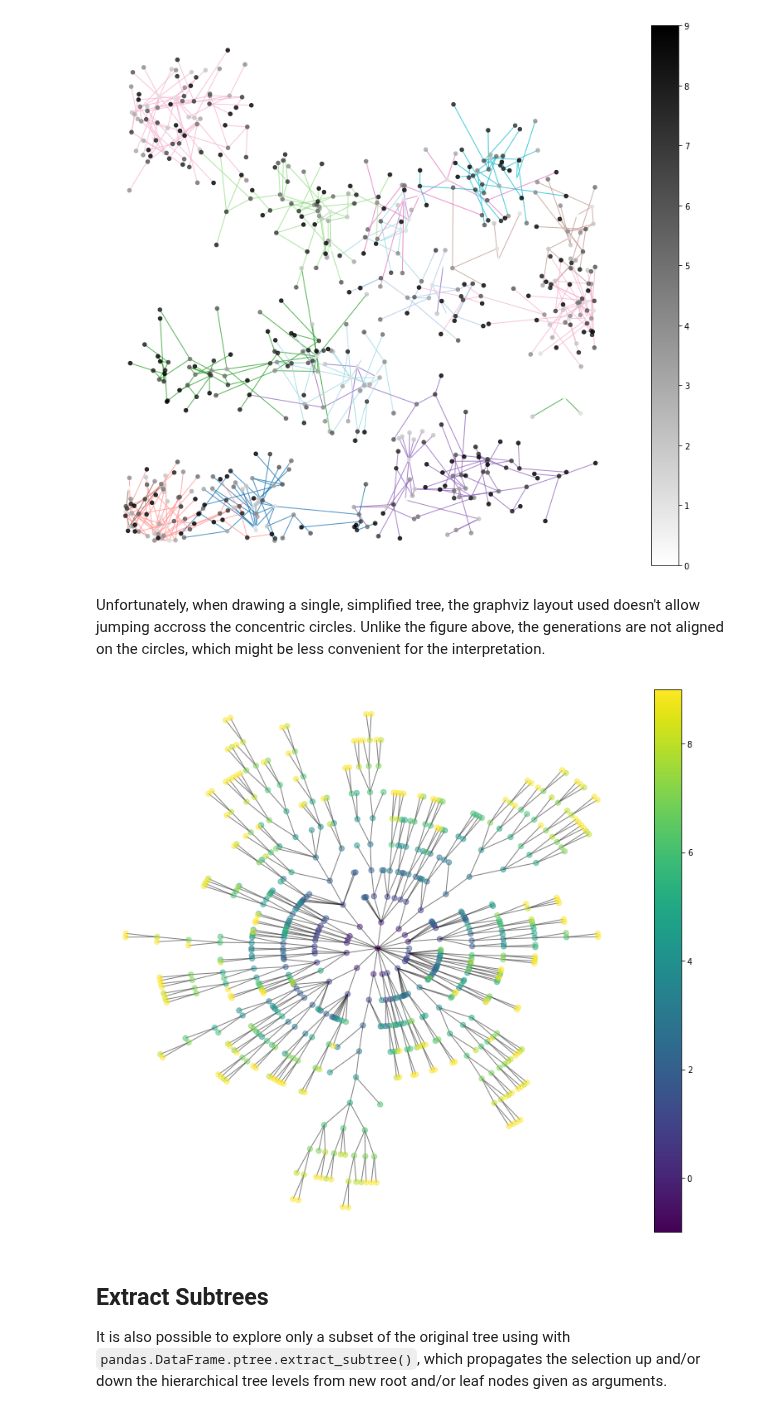
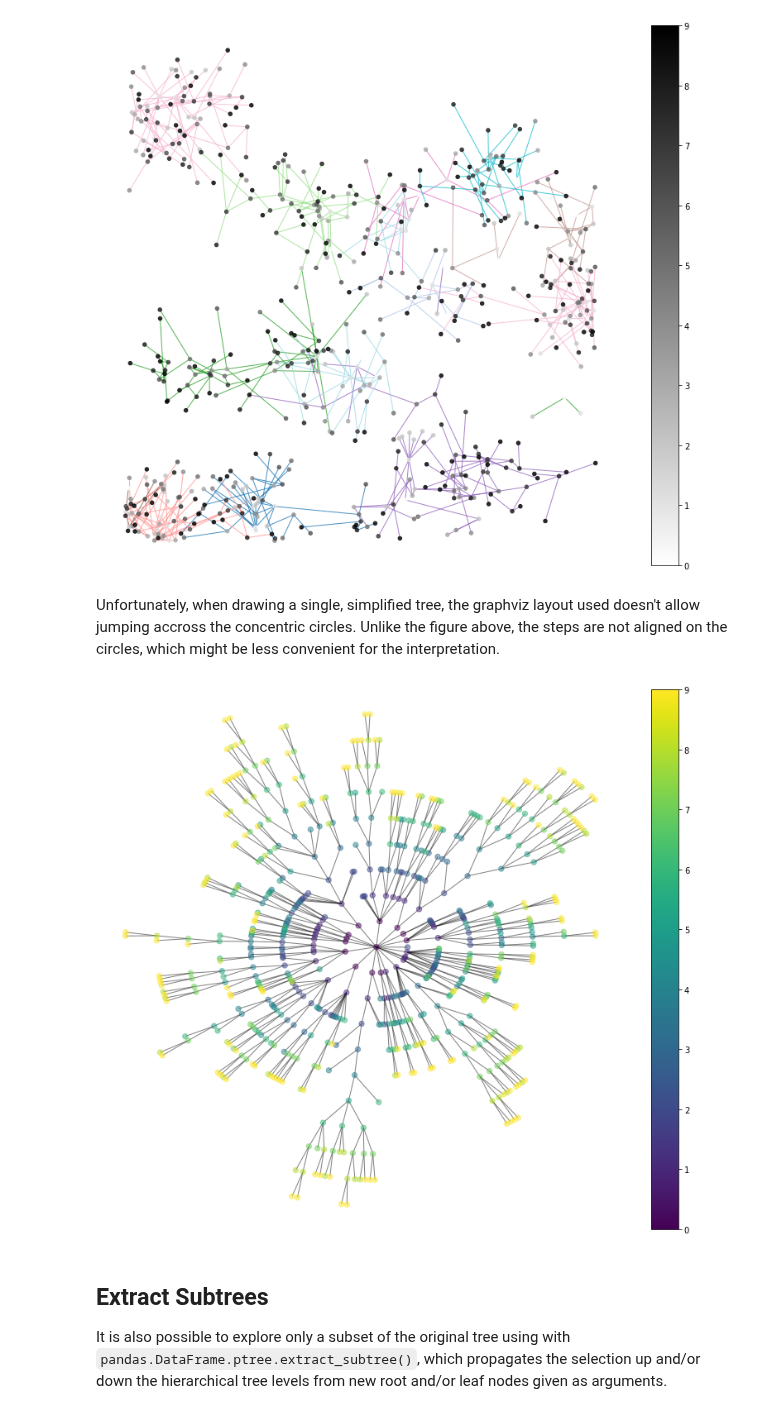
Before and after one commit to fastscape-lem/adascape, a Jupyter notebook: notebooks/tree.ipynb, the cells around one changed output. Cells and saved outputs as stored; diff of their text form; code cells hidden in the pictures.

```diff
--- a/notebooks/tree.ipynb
+++ b/notebooks/tree.ipynb
@@ -174,16 +175,16 @@ plot_tree(G4, pos=('x', 'y'), node_color='generation', cmap=plt.cm.binary,
 # %% [output]
 [figure]
 # %% [markdown]
-Unfortunately, when drawing a single, simplified tree, the graphviz layout used doesn't allow jumping accross the concentric circles. Unlike the figure above, the generations are not aligned on the circles, which might be less convenient for the interpretation.
+Unfortunately, when drawing a single, simplified tree, the graphviz layout used doesn't allow jumping accross the concentric circles. Unlike the figure above, the steps are not aligned on the circles, which might be less convenient for the interpretation.
 # %%
 G5 = (population.ptree.drop_disconnected_roots()
-                .ptree.merge_forest(-1, generation=-1)
+                .ptree.merge_forest(-1, step=0)
                 .ptree.simplify()
-                .ptree.to_networkx(node_col='generation'))
+                .ptree.to_networkx(node_col='step'))
 
-plot_tree(G5, root=-1, node_color='generation', cmap=plt.cm.viridis);
+plot_tree(G5, root=-1, node_color='step', cmap=plt.cm.viridis);
 # %% [output]
-[figure, old version]
+[figure, new version]
 # %% [markdown]
 ## Extract Subtrees
 
```
Also changed, not shown: parts of 6 cells of this notebook, 3 other files.
